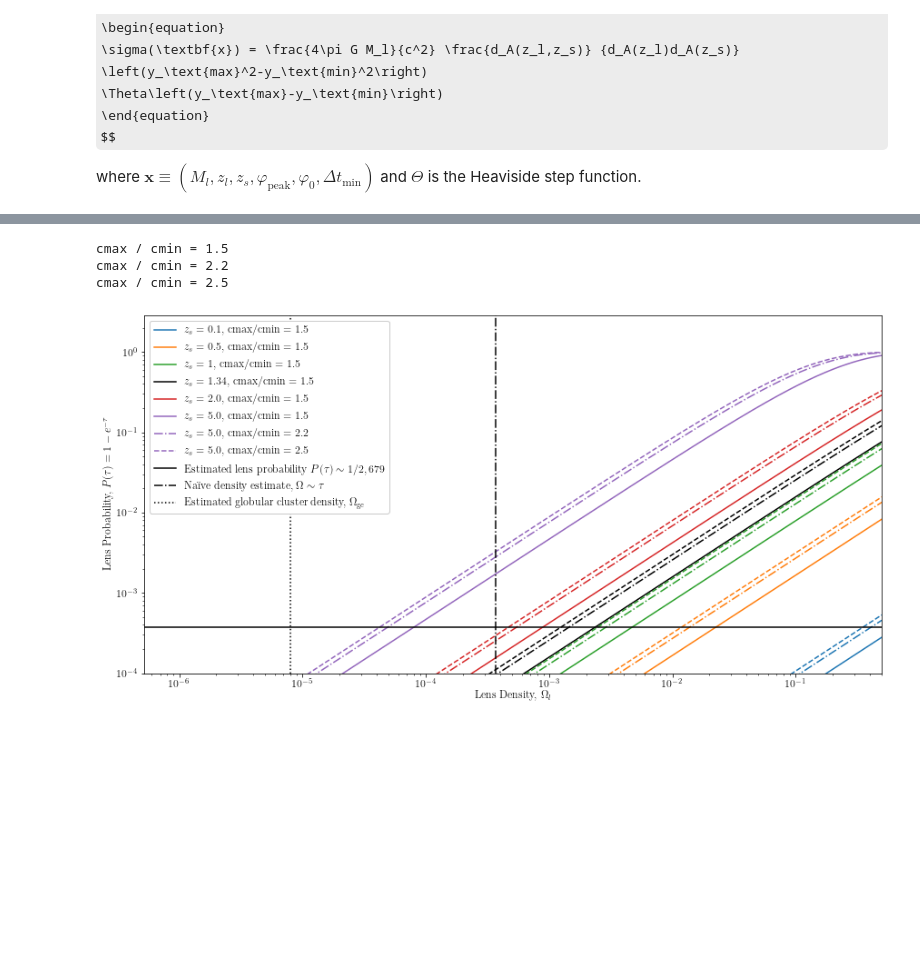
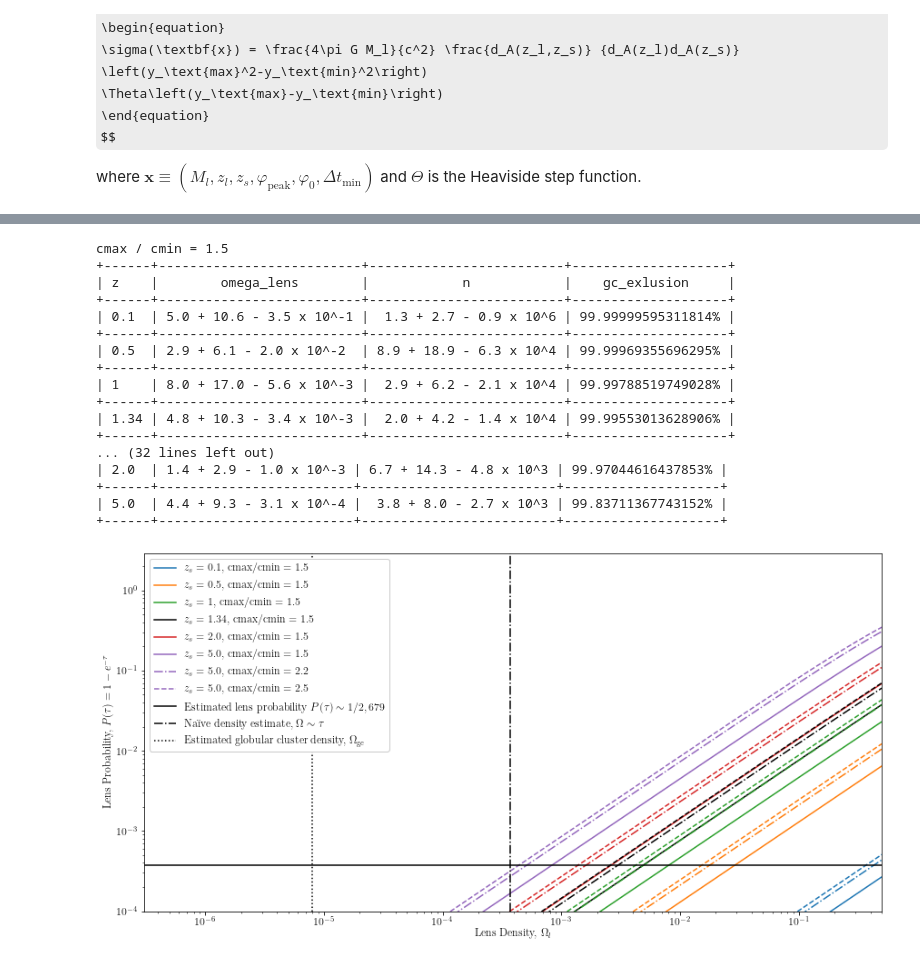
Before and after one commit to JamesPaynter/grblens, a Jupyter notebook: python/s.ipynb, the cells around one changed output, grey strips where cells are left out. Saved outputs shown, nothing was run; the diff lists cells and outputs as text; code cells hidden in the pictures; some formulas as TeX source; blank space fills up the shorter version.

```diff
--- a/python/s.ipynb
+++ b/python/s.ipynb
@@ -289,7 +289,7 @@ def y_from_Delta_t(mass, z_l, Delta_t):
     def yfunc(mass, z_l, Delta_t):
         """ helper function to vectorise. """
         def func(y):
-            """ helper function to solver. """
+            """ helper function to solve. """
             return Delta_t - time_delay_function(mass, z_l, y)
         y = fsolve(func, 100)
         return y
@@ -540,8 +540,8 @@ def redshift_integral(z, **kwargs):
 
     """
     def func(z, **kwargs):
-        integral, err = integrate.quad(lambda x: (1 + x) ** 1 * proper_distance(x) *
-        (proper_distance(z) - proper_distance(x)) /
+        integral, err = integrate.quad(lambda x: (1 + x) * proper_distance(x) *
+        (proper_distance(z) - proper_distance(x)) *
         hubble(x) *
         y_bounds(x, z, **kwargs), 0, z, points =
         [0, 1e-100, 1e-50, 1e-20, 1e-10, 1e-5, 1, z])
@@ -608,6 +691,8 @@ def main(**kwargs):
     cmaxs = [1.5, 2.2, 2.5]
 
     mass_density = np.geomspace(1e-6,5e-1, 1000)
+
+    table_values = dict()
 
     for k, c in enumerate(cmaxs):
         omegas = []
@@ -621,34 +706,69 @@ def main(**kwargs):
                                         cmax = c,
                                         )
             label = ''
             if c == 1.5 or z_s == 5:
                 label += f'$z_s = {z_s}$'
                 label += f', cmax/cmin = {c}'
             prob = 1 - np.exp(- opt_depth)
             ax.plot(mass_density, prob,
                     c = cols[i], linestyle = ls[k],
                     label = label,
                     )
             omega = mass_density[np.argmin(np.abs(opt_depth - 1/2679))]
             omegas.append(omega)
 
+            _, omega_up, omega_down = poiss_er(omega)
+            n, n_up, n_down = number_density(omega, z_s)
+
+            table_row = dict()
+            table_row['z'] = z_s
+            table_row['omega_lens'] = omega
+            table_row['omega_lens_plus'] = omega_up
+            table_row['omega_lens_minus'] = omega_down
+
+            table_row['n'] = n
+            table_row['n_up'] = n_up
+            table_row['n_down'] = n_down
+
+            cred = one_cred(z, omega, 8e-6)
+            table_row['gc_exlusion'] = cred
+
+            table_values[f'z = {z_s:.1f}'] = table_row
+        table = make_pretty_table(table_values)
+        print(table)
+
+
     ax.axhline(1/2679, color = 'k',
     label = r'Estimated lens probability $P(\tau)\sim 1/2,679$')
-    ax.axvline(1/2700, color = 'k', linestyle = '-.',
+    ax.axvline(1/2679, color = 'k', linestyle = '-.',
     label = r'Na\"ive density estimate, $\Omega\sim\tau$')
     ax.axvline(8e-6, color = 'k', linestyle = ':',
     label = r'Estimated globular cluster density, $\Omega_\text{gc}$')
     ax.set_xlabel(r'Lens Density, $\Omega_l$')
     ax.set_ylabel(r'Lens Probability, $P(\tau) = 1 - e^{-\tau}$')
     ax.set_xscale('log')
     ax.set_yscale('log')
     ax.set_xlim(right = np.max(mass_density))
     ax.set_ylim(bottom = 1e-4)
     ax.legend(framealpha = 1, facecolor = 'white')
 
 main()
 # %% [output]
 cmax / cmin = 1.5
-cmax / cmin = 2.2
-cmax / cmin = 2.5
++------+--------------------------+-------------------------+--------------------+
+| z    |        omega_lens        |            n            |    gc_exlusion     |
++------+--------------------------+-------------------------+--------------------+
+| 0.1  | 5.0 + 10.6 - 3.5 x 10^-1 |  1.3 + 2.7 - 0.9 x 10^6 | 99.99999595311814% |
++------+--------------------------+-------------------------+--------------------+
+| 0.5  | 2.9 + 6.1 - 2.0 x 10^-2  | 8.9 + 18.9 - 6.3 x 10^4 | 99.99969355696295% |
++------+--------------------------+-------------------------+--------------------+
+| 1    | 8.0 + 17.0 - 5.6 x 10^-3 |  2.9 + 6.2 - 2.1 x 10^4 | 99.99788519749028% |
++------+--------------------------+-------------------------+--------------------+
+| 1.34 | 4.8 + 10.3 - 3.4 x 10^-3 |  2.0 + 4.2 - 1.4 x 10^4 | 99.99553013628906% |
++------+--------------------------+-------------------------+--------------------+
+... (32 lines left out)
+| 2.0  | 1.4 + 2.9 - 1.0 x 10^-3 | 6.7 + 14.3 - 4.8 x 10^3 | 99.97044616437853% |
++------+-------------------------+-------------------------+--------------------+
+| 5.0  | 4.4 + 9.3 - 3.1 x 10^-4 |  3.8 + 8.0 - 2.7 x 10^3 | 99.83711367743152% |
++------+-------------------------+-------------------------+--------------------+
-[figure, old version]
+[figure, new version]
```
Also changed, not shown: parts of 3 cells of this notebook.
